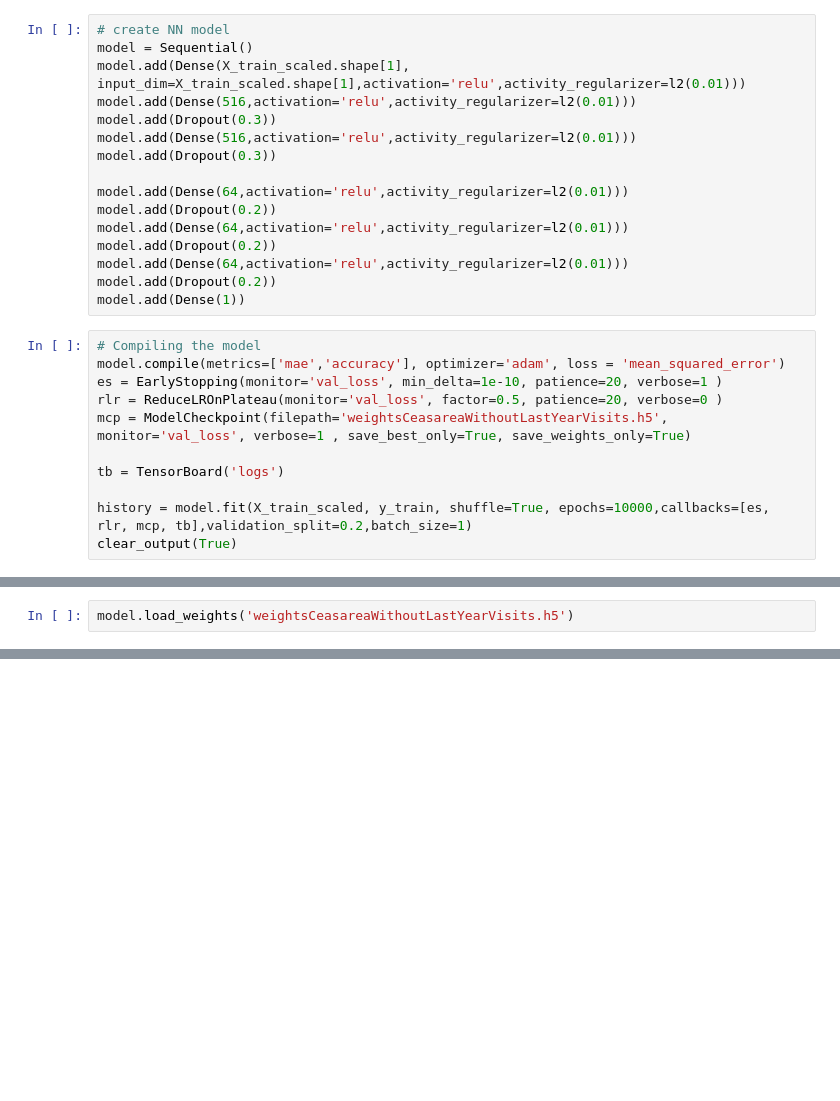
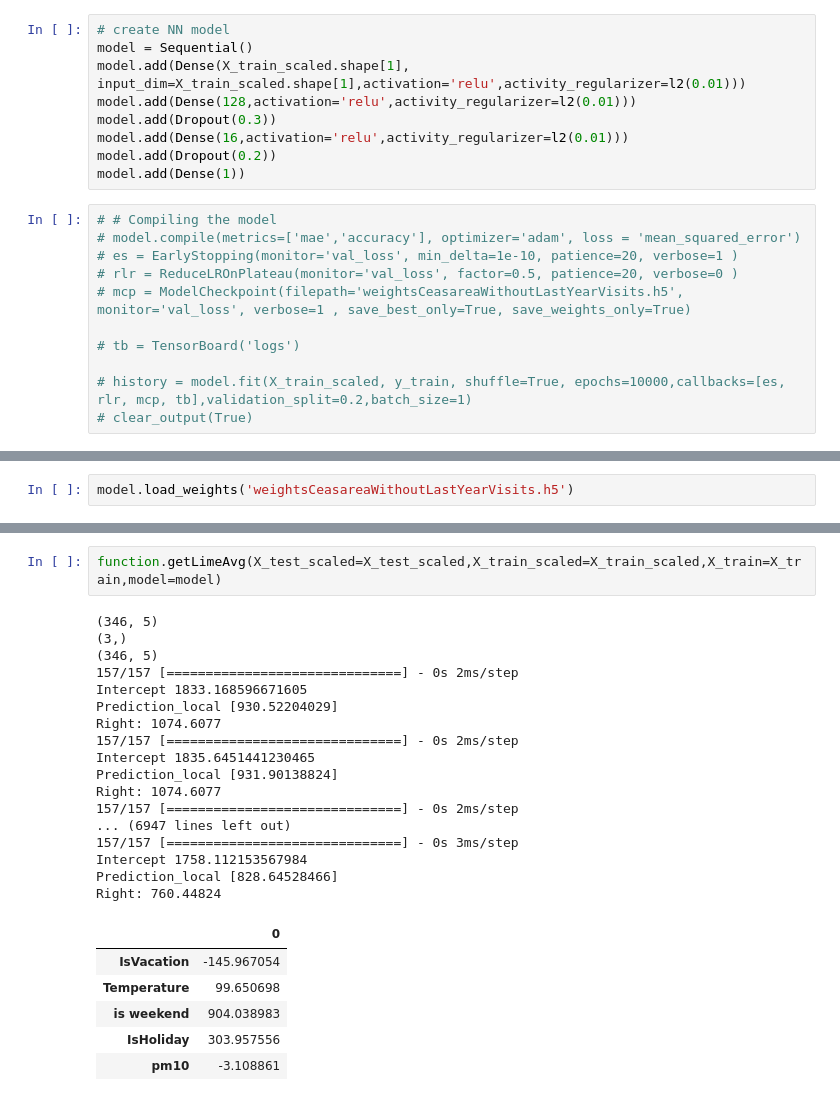
Before and after one commit to LiavCohn/nature-reserves-paper, a Jupyter notebook: Model NN/NN-Ceasarea without last year.ipynb, the cells around one changed output, grey strips where cells are left out. Cells and saved outputs as stored; diff of their text form; blank space fills up the shorter version.

```diff
--- a/Model NN/NN-Ceasarea without last year.ipynb
+++ b/Model NN/NN-Ceasarea without last year.ipynb
@@ -58,26 +58,19 @@ y_test.drop('Date',axis=1,inplace=True)
 # create NN model
 model = Sequential()
 model.add(Dense(X_train_scaled.shape[1], input_dim=X_train_scaled.shape[1],activation='relu',activity_regularizer=l2(0.01)))
-model.add(Dense(516,activation='relu',activity_regularizer=l2(0.01)))
+model.add(Dense(128,activation='relu',activity_regularizer=l2(0.01)))
 model.add(Dropout(0.3))
-model.add(Dense(516,activation='relu',activity_regularizer=l2(0.01)))
-model.add(Dropout(0.3))
-
-model.add(Dense(64,activation='relu',activity_regularizer=l2(0.01)))
-model.add(Dropout(0.2))
-model.add(Dense(64,activation='relu',activity_regularizer=l2(0.01)))
-model.add(Dropout(0.2))
-model.add(Dense(64,activation='relu',activity_regularizer=l2(0.01)))
+model.add(Dense(16,activation='relu',activity_regularizer=l2(0.01)))
 model.add(Dropout(0.2))
 model.add(Dense(1))
 # %%
-# Compiling the model
-model.compile(metrics=['mae','accuracy'], optimizer='adam', loss = 'mean_squared_error')
-es = EarlyStopping(monitor='val_loss', min_delta=1e-10, patience=20, verbose=1 )
-rlr = ReduceLROnPlateau(monitor='val_loss', factor=0.5, patience=20, verbose=0 )
-mcp = ModelCheckpoint(filepath='weightsCeasareaWithoutLastYearVisits.h5', monitor='val_loss', verbose=1 , save_best_only=True, save_weights_only=True)
+# # Compiling the model
+# model.compile(metrics=['mae','accuracy'], optimizer='adam', loss = 'mean_squared_error')
+# es = EarlyStopping(monitor='val_loss', min_delta=1e-10, patience=20, verbose=1 )
+# rlr = ReduceLROnPlateau(monitor='val_loss', factor=0.5, patience=20, verbose=0 )
+# mcp = ModelCheckpoint(filepath='weightsCeasareaWithoutLastYearVisits.h5', monitor='val_loss', verbose=1 , save_best_only=True, save_weights_only=True)
 
-tb = TensorBoard('logs')
+# tb = TensorBoard('logs')
 
-history = model.fit(X_train_scaled, y_train, shuffle=True, epochs=10000,callbacks=[es, rlr, mcp, tb],validation_split=0.2,batch_size=1)
-clear_output(True)
+# history = model.fit(X_train_scaled, y_train, shuffle=True, epochs=10000,callbacks=[es, rlr, mcp, tb],validation_split=0.2,batch_size=1)
+# clear_output(True)
@@ -168,0 +199,26 @@ function.outputLimeAsDf(exp)
+# %%
+function.getLimeAvg(X_test_scaled=X_test_scaled,X_train_scaled=X_train_scaled,X_train=X_train,model=model)
+# %% [output]
+(346, 5)
+(3,)
+(346, 5)
+157/157 [==============================] - 0s 2ms/step
+Intercept 1833.168596671605
+Prediction_local [930.52204029]
+Right: 1074.6077
+157/157 [==============================] - 0s 2ms/step
+Intercept 1835.6451441230465
+Prediction_local [931.90138824]
+Right: 1074.6077
+157/157 [==============================] - 0s 2ms/step
+... (6947 lines left out)
+157/157 [==============================] - 0s 3ms/step
+Intercept 1758.112153567984
+Prediction_local [828.64528466]
+Right: 760.44824
+|  | 0 |
+| IsVacation | -145.967054 |
+| Temperature | 99.650698 |
+| is weekend | 904.038983 |
+| IsHoliday | 303.957556 |
+| pm10 | -3.108861 |
```
Also changed, not shown: parts of 4 cells of this notebook, 4 other files.
